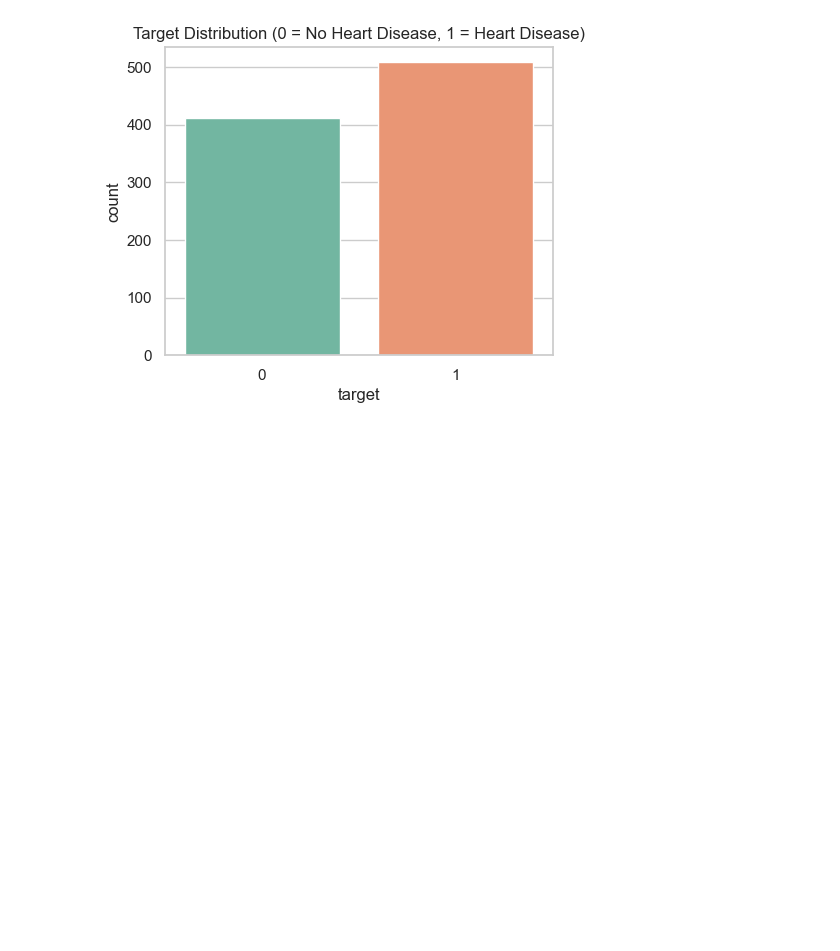
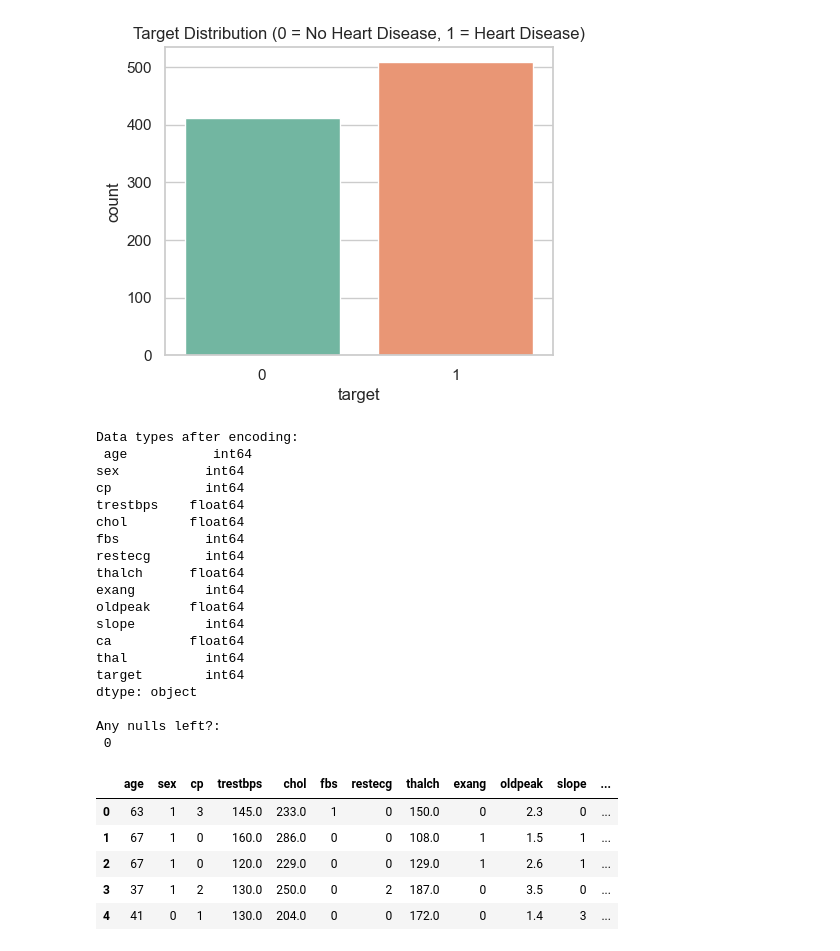
Before and after one commit to sriksven/MLOps_Submissions, a Jupyter notebook: Labs/Lab_10/Model_Developemet_Labs/Feature_Selection/feature_selection_assignment.ipynb, the cells around one changed output. Cells and saved outputs as stored; diff of their text form; code cells hidden in the pictures; blank space fills up the shorter version.

```diff
--- a/Labs/Lab_10/Model_Developemet_Labs/Feature_Selection/feature_selection_assignment.ipynb
+++ b/Labs/Lab_10/Model_Developemet_Labs/Feature_Selection/feature_selection_assignment.ipynb
@@ -120,3 +121,47 @@ Passing `palette` without assigning `hue` is deprecated and will be removed in v
 
   sns.countplot(x="target", data=df, palette="Set2")
 [figure]
+# %%
+# Drop columns that aren't useful for prediction
+df.drop(["id", "dataset"], axis=1, inplace=True)
+
+# Encode categorical (object-type) columns into numeric codes
+label_encoder = LabelEncoder()
+for col in df.select_dtypes(include="object").columns:
+    df[col] = label_encoder.fit_transform(df[col].astype(str))
+
+# Fill any missing numeric values with the column median
+df = df.fillna(df.median(numeric_only=True))
+
+# Verify data types
+print("Data types after encoding:\n", df.dtypes)
+print("\nAny nulls left?:\n", df.isna().sum().sum())
+
+# Preview the cleaned dataset
+display(df.head())
+# %% [output]
+Data types after encoding:
+ age           int64
+sex           int64
+cp            int64
+trestbps    float64
+chol        float64
+fbs           int64
+restecg       int64
+thalch      float64
+exang         int64
+oldpeak     float64
+slope         int64
+ca          float64
+thal          int64
+target        int64
+dtype: object
+
+Any nulls left?:
+ 0
+|  | age | sex | cp | trestbps | chol | fbs | restecg | thalch | exang | oldpeak | slope | ... |
+| 0 | 63 | 1 | 3 | 145.0 | 233.0 | 1 | 0 | 150.0 | 0 | 2.3 | 0 | ... |
+| 1 | 67 | 1 | 0 | 160.0 | 286.0 | 0 | 0 | 108.0 | 1 | 1.5 | 1 | ... |
+| 2 | 67 | 1 | 0 | 120.0 | 229.0 | 0 | 0 | 129.0 | 1 | 2.6 | 1 | ... |
+| 3 | 37 | 1 | 2 | 130.0 | 250.0 | 0 | 2 | 187.0 | 0 | 3.5 | 0 | ... |
+| 4 | 41 | 0 | 1 | 130.0 | 204.0 | 0 | 0 | 172.0 | 0 | 1.4 | 3 | ... |
```
Also changed, not shown: parts of 4 cells of this notebook.
